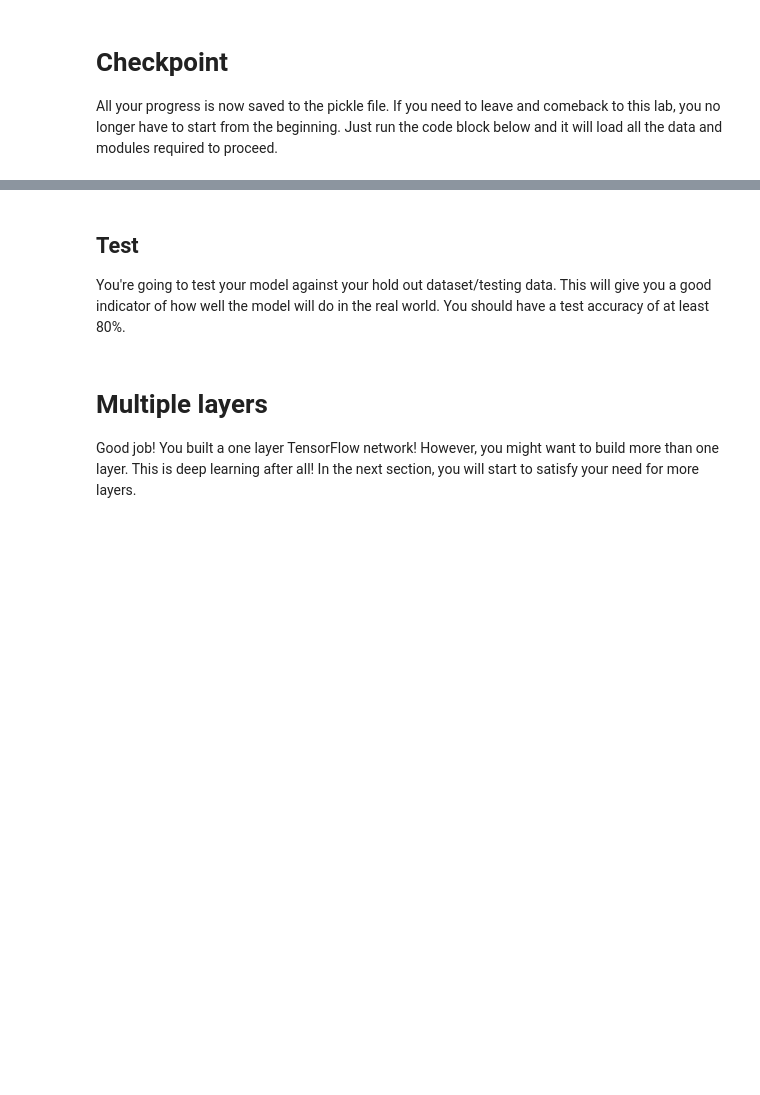
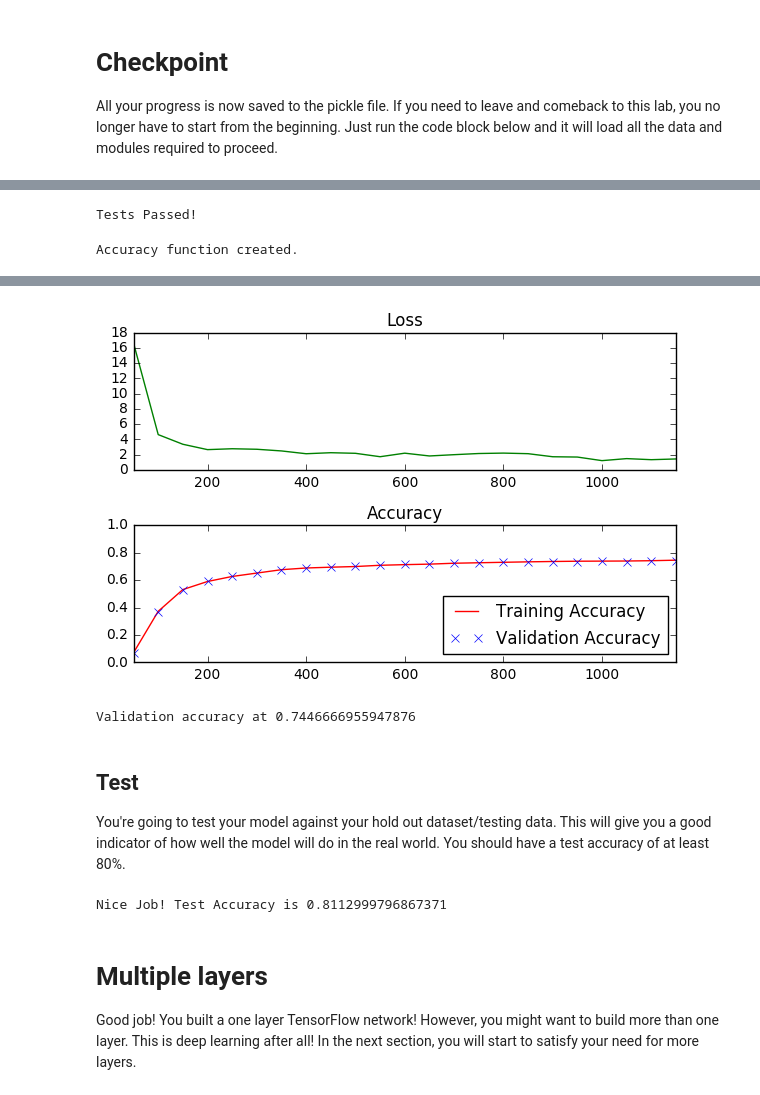
Before and after one commit to leduynguyen/DeepLearningFoundation, a Jupyter notebook: Week5/Intro_to_TensorFlow/intro-to-tensorflow/intro_to_tensorflow.ipynb, the cells around one changed output, grey strips where cells are left out. Cells and saved outputs as stored; diff of their text form; code cells hidden in the pictures; blank space fills up the shorter version.

```diff
--- a/Week5/Intro_to_TensorFlow/intro-to-tensorflow/intro_to_tensorflow.ipynb
+++ b/Week5/Intro_to_TensorFlow/intro-to-tensorflow/intro_to_tensorflow.ipynb
@@ -127,7 +123,8 @@ def normalize_grayscale(image_data):
     :return: Normalized image data
     """
     # TODO: Implement Min-Max scaling for grayscale image data
-
+    a, b, Xmin, Xmax = 0.1, 0.9, 0, 255
+    return a + ((image_data - Xmin)*(b-a)/(Xmax - Xmin))
 
 ### DON'T MODIFY ANYTHING BELOW ###
 # Test Cases
@@ -253,14 +261,12 @@ features_count = 784
 labels_count = 10
 
 # TODO: Set the features and labels tensors
-# features =
-# labels =
+features = tf.placeholder(tf.float32)
+labels = tf.placeholder(tf.float32)
 
 # TODO: Set the weights and biases tensors
-# weights =
-# biases =
-
-
+weights = tf.Variable(tf.truncated_normal((features_count, labels_count)))
+biases = tf.Variable(tf.zeros(labels_count))
 
 ### DON'T MODIFY ANYTHING BELOW ###
 
@@ -314,6 +320,8 @@ with tf.Session() as session:
 assert not np.count_nonzero(biases_data), 'biases must be zeros'
 
 print('Tests Passed!')
+# %% [output]
+Tests Passed!
 # %%
 # Determine if the predictions are correct
 is_correct_prediction = tf.equal(tf.argmax(prediction, 1), tf.argmax(labels, 1))
@@ -321,6 +329,8 @@ is_correct_prediction = tf.equal(tf.argmax(prediction, 1), tf.argmax(labels, 1))
 accuracy = tf.reduce_mean(tf.cast(is_correct_prediction, tf.float32))
 
 print('Accuracy function created.')
+# %% [output]
+Accuracy function created.
 # %% [markdown]
 <img src="image/Learn Rate Tune - Image.png" style="height: 70%;width: 70%">
 ## Problem 3
@@ -354,8 +364,8 @@ The code will print out a Loss and Accuracy graph, so you can see how well the n
 batch_size = 128
 
 # TODO: Find the best parameters for each configuration
-# epochs =
-# learning_rate =
+epochs = 1
+learning_rate = 0.1
 
 
 
@@ -398,33 +408,36 @@ with tf.Session() as session:
             if not batch_i % log_batch_step:
                 # Calculate Training and Validation accuracy
                 training_accuracy = session.run(accuracy, feed_dict=train_feed_dict)
                 validation_accuracy = session.run(accuracy, feed_dict=valid_feed_dict)
 
                 # Log batches
                 previous_batch = batches[-1] if batches else 0
                 batches.append(log_batch_step + previous_batch)
                 loss_batch.append(l)
                 train_acc_batch.append(training_accuracy)
                 valid_acc_batch.append(validation_accuracy)
 
         # Check accuracy against Validation data
         validation_accuracy = session.run(accuracy, feed_dict=valid_feed_dict)
 
 loss_plot = plt.subplot(211)
 loss_plot.set_title('Loss')
 loss_plot.plot(batches, loss_batch, 'g')
 loss_plot.set_xlim([batches[0], batches[-1]])
 acc_plot = plt.subplot(212)
 acc_plot.set_title('Accuracy')
 acc_plot.plot(batches, train_acc_batch, 'r', label='Training Accuracy')
 acc_plot.plot(batches, valid_acc_batch, 'x', label='Validation Accuracy')
 acc_plot.set_ylim([0, 1.0])
 acc_plot.set_xlim([batches[0], batches[-1]])
 acc_plot.legend(loc=4)
 plt.tight_layout()
 plt.show()
 
 print('Validation accuracy at {}'.format(validation_accuracy))
+# %% [output]
+[figure, added]
+Validation accuracy at 0.7446666955947876
 # %% [markdown]
 ## Test
 You're going to test your model against your hold out dataset/testing data.  This will give you a good indicator of how well the model will do in the real world.  You should have a test accuracy of at least 80%.
@@ -459,6 +472,8 @@ with tf.Session() as session:
 
 assert test_accuracy >= 0.80, 'Test accuracy at {}, should be equal to or greater than 0.80'.format(test_accuracy)
 print('Nice Job! Test Accuracy is {}'.format(test_accuracy))
+# %% [output]
+Nice Job! Test Accuracy is 0.8112999796867371
 # %% [markdown]
 # Multiple layers
 Good job!  You built a one layer TensorFlow network!  However, you might want to build more than one layer.  This is deep learning after all!  In the next section, you will start to satisfy your need for more layers.
```
Also changed, not shown: parts of 6 cells of this notebook.
